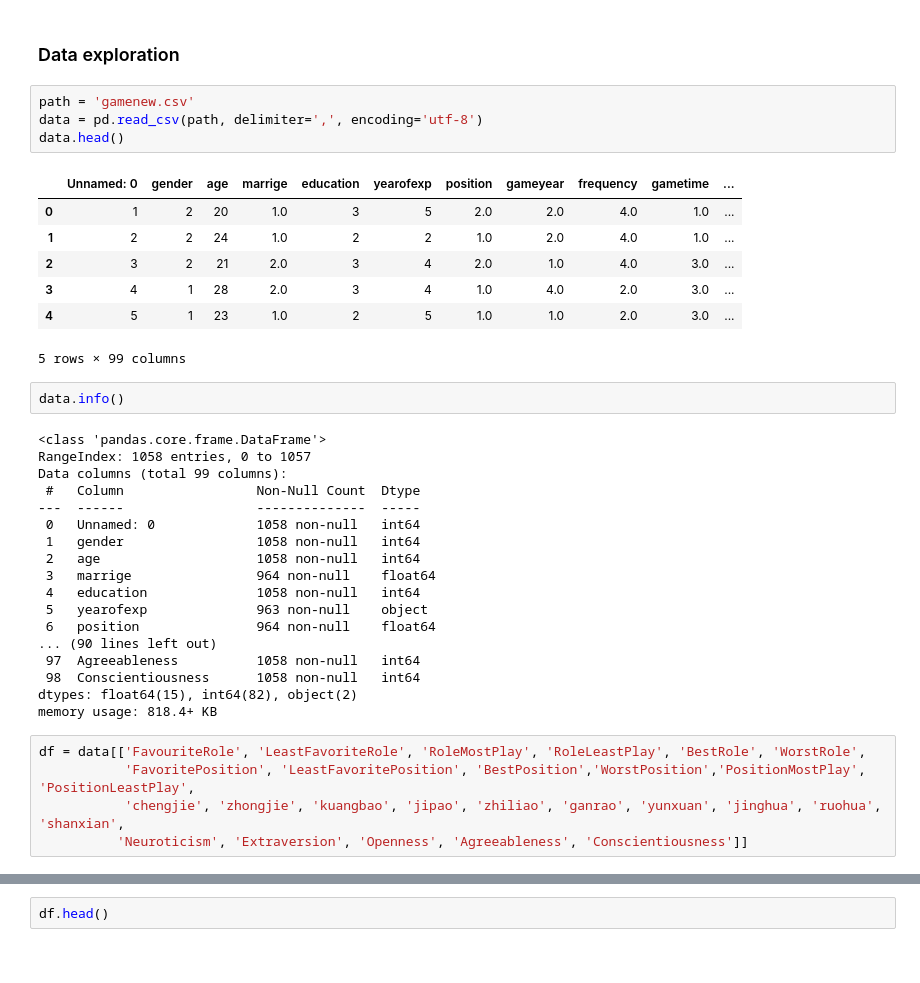
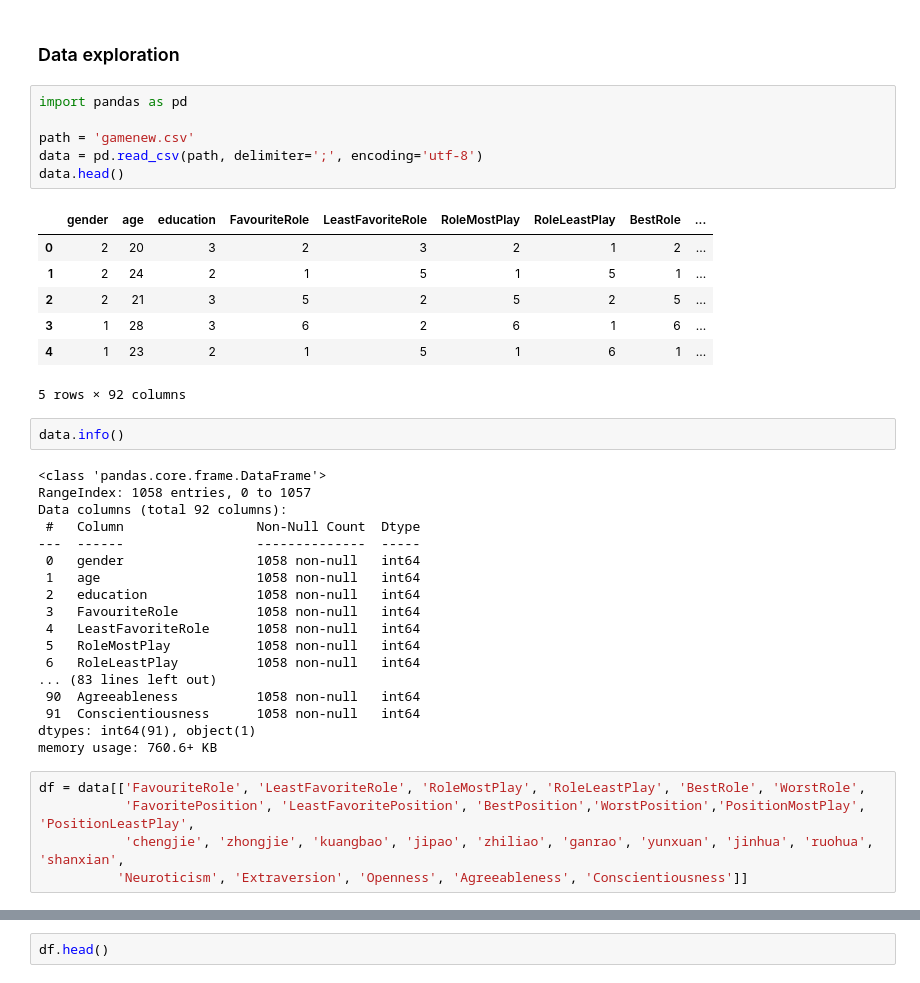
Before and after one commit to Kilig1210/MOBA-game, a Jupyter notebook: game_data_clean.ipynb, the cells around one changed output, grey strips where cells are left out. Saved outputs shown, nothing was run; the diff lists cells and outputs as text.

```diff
--- a/game_data_clean.ipynb
+++ b/game_data_clean.ipynb
@@ -19,39 +22,41 @@ print(sklearn.__version__) # version of sklearn module
 # %% [markdown]
 ### Data exploration
 # %%
+import pandas as pd
+
 path = 'gamenew.csv'
-data = pd.read_csv(path, delimiter=',', encoding='utf-8')
+data = pd.read_csv(path, delimiter=';', encoding='utf-8')
 data.head()
 # %% [output]
-|  | Unnamed: 0 | gender | age | marrige | education | yearofexp | position | gameyear | frequency | gametime | ... |
-| 0 | 1 | 2 | 20 | 1.0 | 3 | 5 | 2.0 | 2.0 | 4.0 | 1.0 | ... |
-| 1 | 2 | 2 | 24 | 1.0 | 2 | 2 | 1.0 | 2.0 | 4.0 | 1.0 | ... |
-| 2 | 3 | 2 | 21 | 2.0 | 3 | 4 | 2.0 | 1.0 | 4.0 | 3.0 | ... |
-| 3 | 4 | 1 | 28 | 2.0 | 3 | 4 | 1.0 | 4.0 | 2.0 | 3.0 | ... |
-| 4 | 5 | 1 | 23 | 1.0 | 2 | 5 | 1.0 | 1.0 | 2.0 | 3.0 | ... |
+|  | gender | age | education | FavouriteRole | LeastFavoriteRole | RoleMostPlay | RoleLeastPlay | BestRole | ... |
+| 0 | 2 | 20 | 3 | 2 | 3 | 2 | 1 | 2 | ... |
+| 1 | 2 | 24 | 2 | 1 | 5 | 1 | 5 | 1 | ... |
+| 2 | 2 | 21 | 3 | 5 | 2 | 5 | 2 | 5 | ... |
+| 3 | 1 | 28 | 3 | 6 | 2 | 6 | 1 | 6 | ... |
+| 4 | 1 | 23 | 2 | 1 | 5 | 1 | 6 | 1 | ... |
-5 rows × 99 columns
+5 rows × 92 columns
 # %%
 data.info()
 # %% [output]
 <class 'pandas.core.frame.DataFrame'>
 RangeIndex: 1058 entries, 0 to 1057
-Data columns (total 99 columns):
+Data columns (total 92 columns):
  #   Column                 Non-Null Count  Dtype
 ---  ------                 --------------  -----
- 0   Unnamed: 0             1058 non-null   int64
- 1   gender                 1058 non-null   int64
- 2   age                    1058 non-null   int64
- 3   marrige                964 non-null    float64
- 4   education              1058 non-null   int64
- 5   yearofexp              963 non-null    object
- 6   position               964 non-null    float64
-... (90 lines left out)
- 97  Agreeableness          1058 non-null   int64
- 98  Conscientiousness      1058 non-null   int64
-dtypes: float64(15), int64(82), object(2)
-memory usage: 818.4+ KB
+ 0   gender                 1058 non-null   int64
+ 1   age                    1058 non-null   int64
+ 2   education              1058 non-null   int64
+ 3   FavouriteRole          1058 non-null   int64
+ 4   LeastFavoriteRole      1058 non-null   int64
+ 5   RoleMostPlay           1058 non-null   int64
+ 6   RoleLeastPlay          1058 non-null   int64
+... (83 lines left out)
+ 90  Agreeableness          1058 non-null   int64
+ 91  Conscientiousness      1058 non-null   int64
+dtypes: int64(91), object(1)
+memory usage: 760.6+ KB
 # %%
 df = data[['FavouriteRole', 'LeastFavoriteRole', 'RoleMostPlay', 'RoleLeastPlay', 'BestRole', 'WorstRole',
            'FavoritePosition', 'LeastFavoritePosition', 'BestPosition','WorstPosition','PositionMostPlay', 'PositionLeastPlay',
-           'chengjie', 'zhongjie', 'kuangbao', 'jipao', 'zhiliao', 'ganrao', 'yunxuan', 'jinghua', 'ruohua', 'shanxian',
+           'chengjie', 'zhongjie', 'kuangbao', 'jipao', 'zhiliao', 'ganrao', 'yunxuan', 'jinhua', 'ruohua', 'shanxian',
           'Neuroticism', 'Extraversion', 'Openness', 'Agreeableness', 'Conscientiousness']]
```
Also changed, not shown: parts of 16 cells of this notebook, 3 other files.
